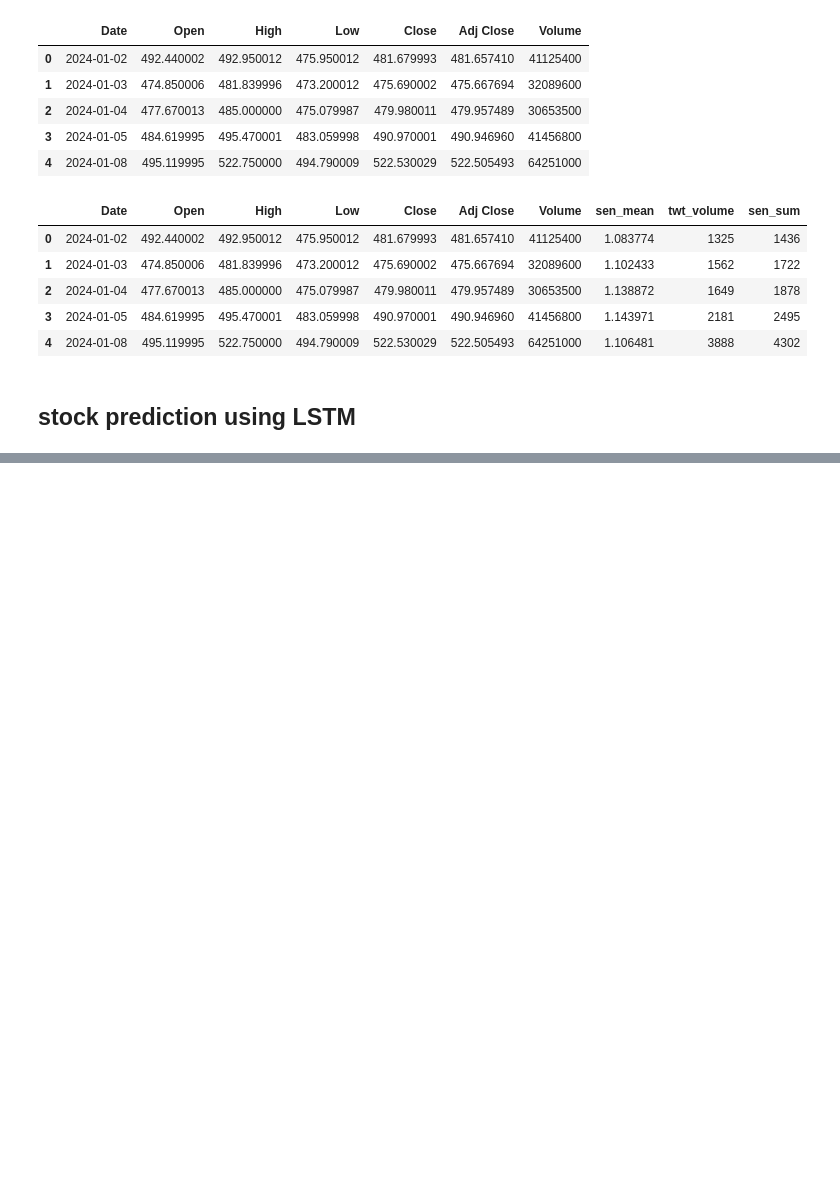
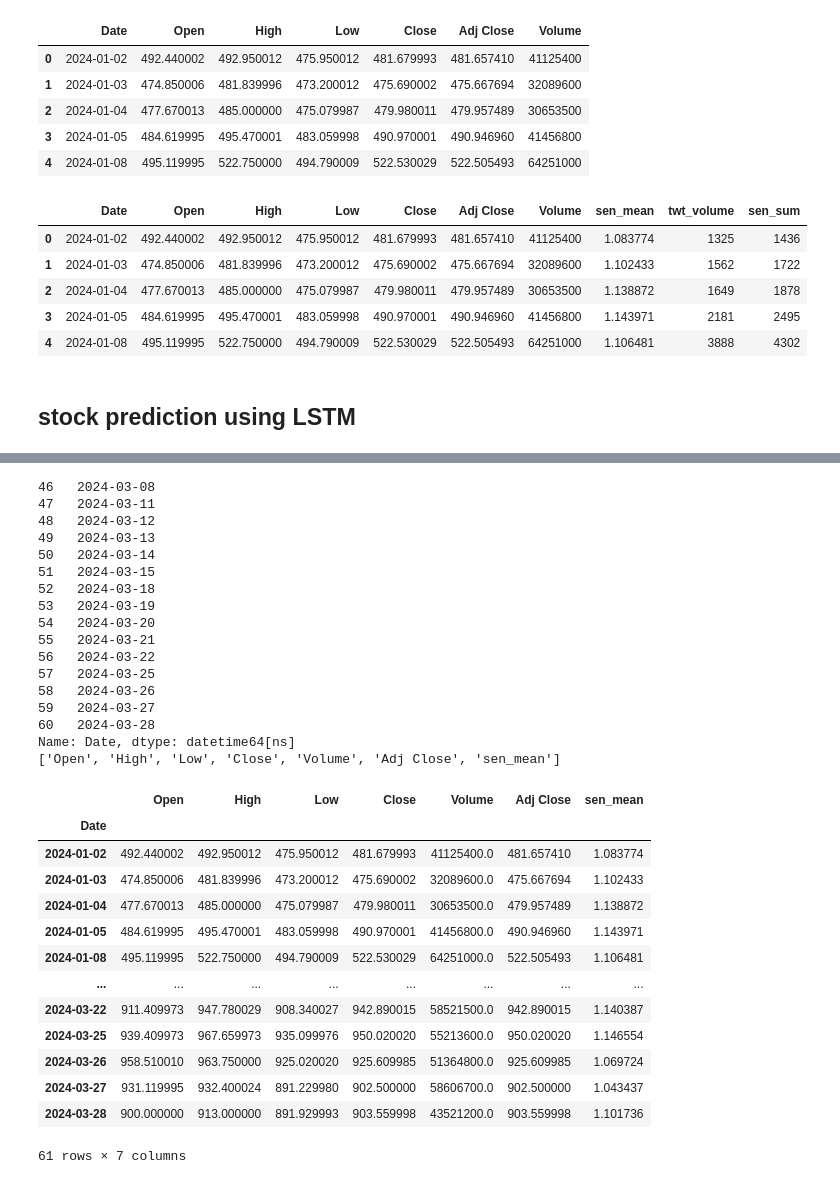
Before and after one commit to divijjasuja/sentiment-analysis-and-stock-prediction, a Jupyter notebook: model.ipynb, the cells around one changed output, grey strips where cells are left out. Saved outputs shown, nothing was run; the diff lists cells and outputs as text; code cells hidden in the pictures; blank space fills up the shorter version.

Commit message:
lstm model training and results

```diff
--- a/model.ipynb
+++ b/model.ipynb
@@ -190,0 +208,52 @@ x_train, y_train, x_test, y_test = split_data(price, lookback)
+# %%
+train_dates = pd.to_datetime(df['Date'])
+print(train_dates.tail(15)) #Check last few dates.
+
+#Variables for training
+cols = [
+    'Open',
+    'High', 'Low',
+    'Close',
+    'Volume',
+    'Adj Close',
+    'sen_mean',
+        ]
+#Date and volume columns are not used in training.
+print(cols)
+
+#New dataframe with only training data - 5 columns
+df_for_training = df[cols].astype(float)
+df_for_training.index=df['Date']
+df_for_training
+# %% [output]
+46   2024-03-08
+47   2024-03-11
+48   2024-03-12
+49   2024-03-13
+50   2024-03-14
+51   2024-03-15
+52   2024-03-18
+53   2024-03-19
+54   2024-03-20
+55   2024-03-21
+56   2024-03-22
+57   2024-03-25
+58   2024-03-26
+59   2024-03-27
+60   2024-03-28
+Name: Date, dtype: datetime64[ns]
+['Open', 'High', 'Low', 'Close', 'Volume', 'Adj Close', 'sen_mean']
+|  | Open | High | Low | Close | Volume | Adj Close | sen_mean |
+| Date |  |  |  |  |  |  |  |
+| 2024-01-02 | 492.440002 | 492.950012 | 475.950012 | 481.679993 | 41125400.0 | 481.657410 | 1.083774 |
+| 2024-01-03 | 474.850006 | 481.839996 | 473.200012 | 475.690002 | 32089600.0 | 475.667694 | 1.102433 |
+| 2024-01-04 | 477.670013 | 485.000000 | 475.079987 | 479.980011 | 30653500.0 | 479.957489 | 1.138872 |
+| 2024-01-05 | 484.619995 | 495.470001 | 483.059998 | 490.970001 | 41456800.0 | 490.946960 | 1.143971 |
+| 2024-01-08 | 495.119995 | 522.750000 | 494.790009 | 522.530029 | 64251000.0 | 522.505493 | 1.106481 |
+| ... | ... | ... | ... | ... | ... | ... | ... |
+| 2024-03-22 | 911.409973 | 947.780029 | 908.340027 | 942.890015 | 58521500.0 | 942.890015 | 1.140387 |
+| 2024-03-25 | 939.409973 | 967.659973 | 935.099976 | 950.020020 | 55213600.0 | 950.020020 | 1.146554 |
+| 2024-03-26 | 958.510010 | 963.750000 | 925.020020 | 925.609985 | 51364800.0 | 925.609985 | 1.069724 |
+| 2024-03-27 | 931.119995 | 932.400024 | 891.229980 | 902.500000 | 58606700.0 | 902.500000 | 1.043437 |
+| 2024-03-28 | 900.000000 | 913.000000 | 891.929993 | 903.559998 | 43521200.0 | 903.559998 | 1.101736 |
+61 rows × 7 columns
```
Also changed, not shown: parts of 25 cells of this notebook.
